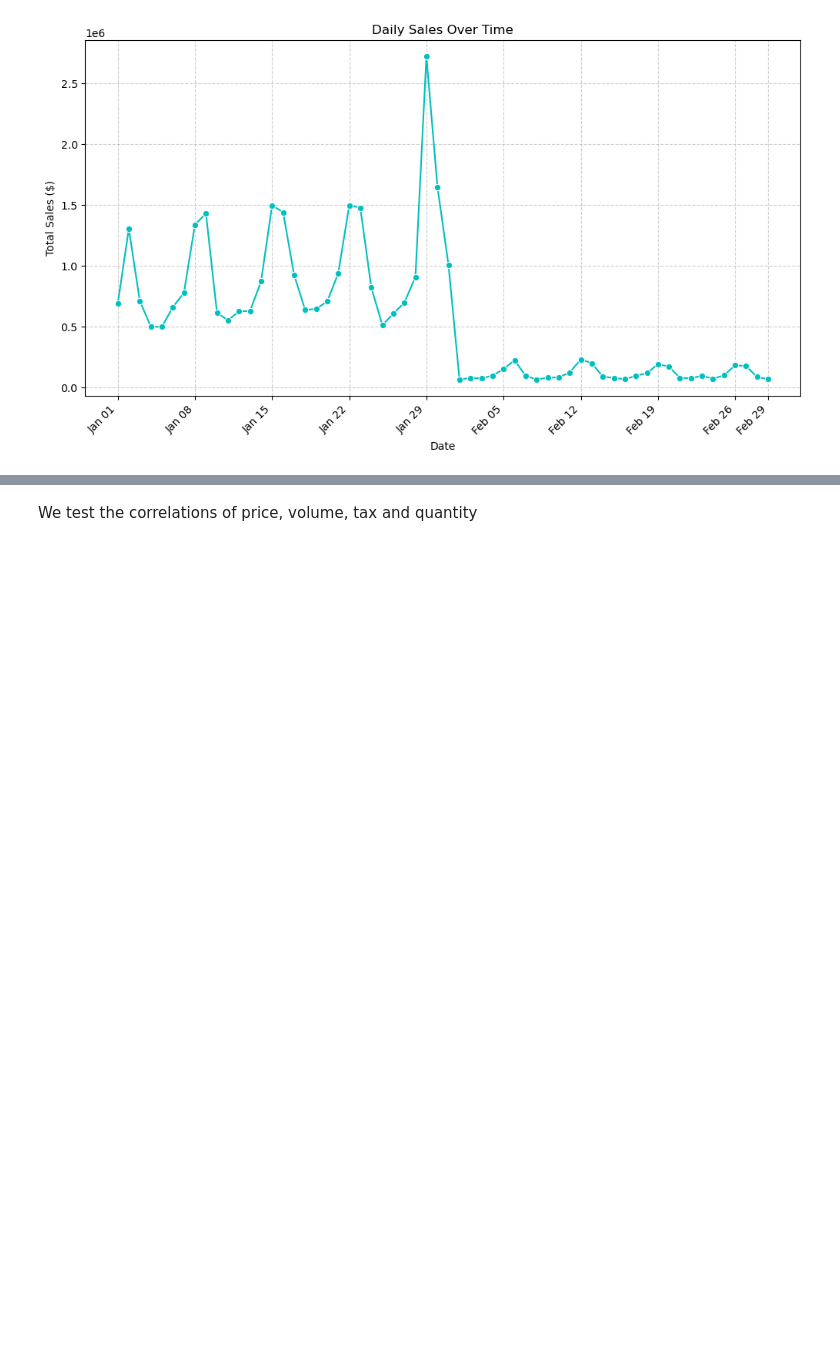
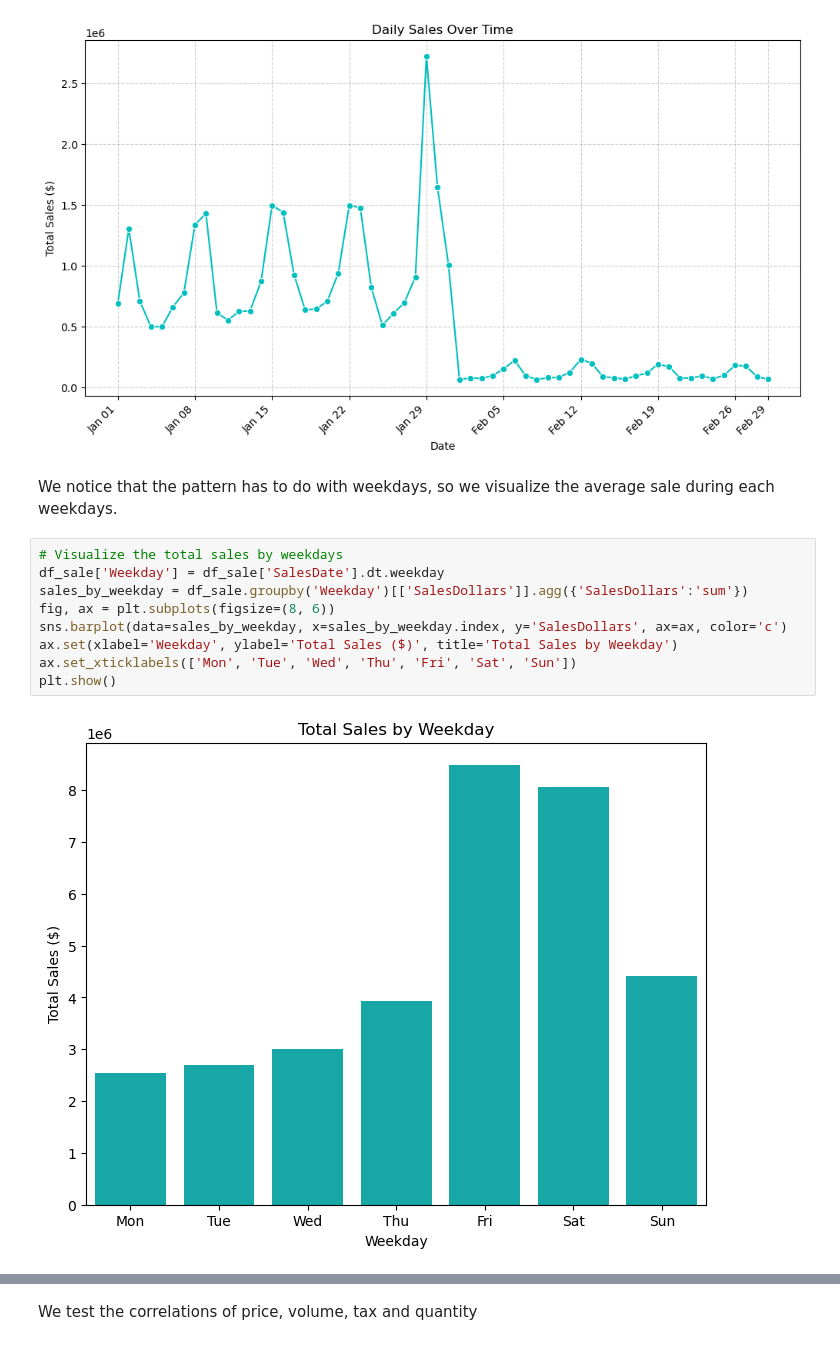
Before and after one commit to Leullque/ece143_group10, a Jupyter notebook: visualization.ipynb, the cells around one changed output, grey strips where cells are left out. Cells and saved outputs as stored; diff of their text form; blank space fills up the shorter version.

Commit message:
add plots

```diff
--- a/visualization.ipynb
+++ b/visualization.ipynb
@@ -138,3 +138,16 @@ ax.grid(True, linestyle='--', alpha=0.6)
 plt.show()
 # %% [output]
 [figure]
+# %% [markdown]
+We notice that the pattern has to do with weekdays, so we visualize the average sale during each weekdays.
+# %%
+# Visualize the total sales by weekdays
+df_sale['Weekday'] = df_sale['SalesDate'].dt.weekday
+sales_by_weekday = df_sale.groupby('Weekday')[['SalesDollars']].agg({'SalesDollars':'sum'})
+fig, ax = plt.subplots(figsize=(8, 6))
+sns.barplot(data=sales_by_weekday, x=sales_by_weekday.index, y='SalesDollars', ax=ax, color='c')
+ax.set(xlabel='Weekday', ylabel='Total Sales ($)', title='Total Sales by Weekday')
+ax.set_xticklabels(['Mon', 'Tue', 'Wed', 'Thu', 'Fri', 'Sat', 'Sun'])
+plt.show()
+# %% [output]
+[figure, added]
```
Also changed, not shown: parts of 5 cells of this notebook.
